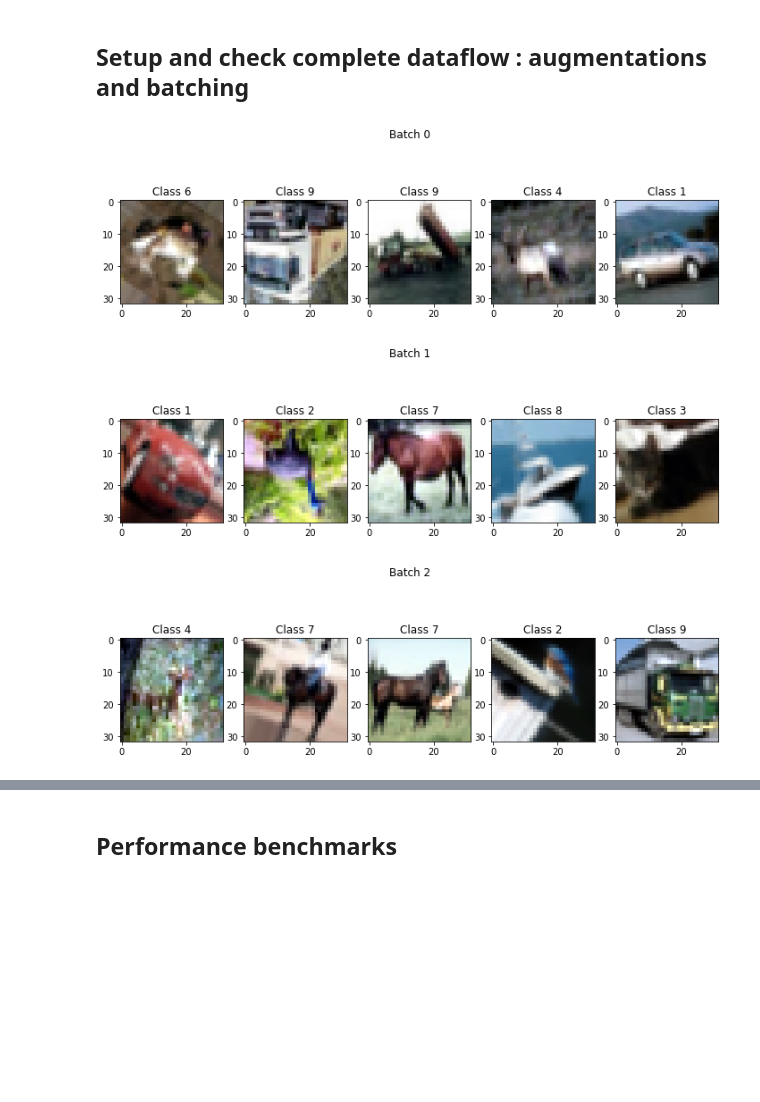
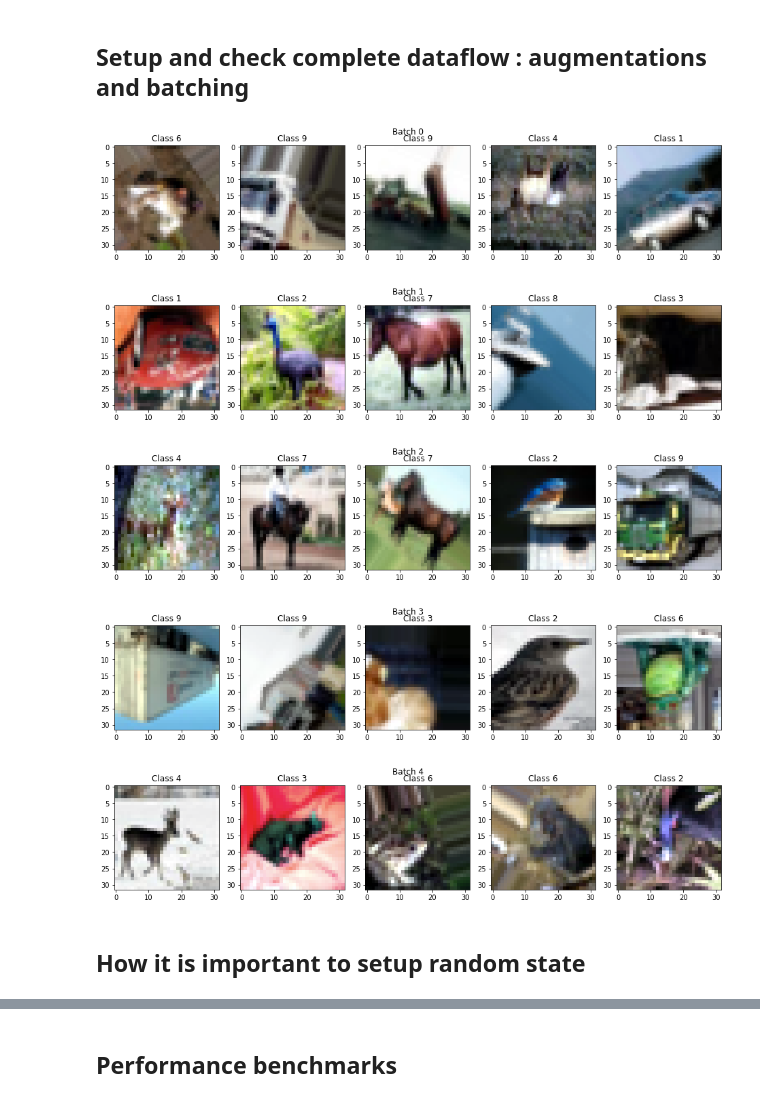
Before and after one commit to vfdev-5/pytorch-my_examples, a Jupyter notebook: Basics/check_dataflow.ipynb, the cells around one changed output, grey strips where cells are left out. Saved outputs shown, nothing was run; the diff lists cells and outputs as text; code cells hidden in the pictures; blank space fills up the shorter version.

```diff
--- a/Basics/check_dataflow.ipynb
+++ b/Basics/check_dataflow.ipynb
@@ -47,24 +47,23 @@ from common_utils.imgaug import restore_transform
 # %% [markdown]
 Restore a transform from json string
 # %%
-transforms_json_str = '''{"Compose":
-                            {"transforms": [{"ToNumpy": {}},
-                                            {"RandomChoice": {"transforms": [
-                                                {"RandomAffine": {"translate": [0.05, 0.05],
-                                                                    "rotation": [-60, 60],
-                                                                    "scale": [0.95, 1.05]}},
-                                                {"RandomFlip": {"mode": "h", "proba": 0.5}},
-                                                {"RandomFlip": {"mode": "v", "proba": 0.5}}]}},
-                                            {"ToTensor": {}},
-                                            {"ColorJitter": {"brightness": 0.4,
-                                                             "contrast": 0.4,
-                                                             "saturation": 0.4}},
-                                            {"Normalize": {"std": [0.229, 0.224, 0.225],
-                                                           "mean": [0.485, 0.456, 0.406]}}
-                                            ]
-                            }
-                        }'''
-
+transforms_json = {
+    "Compose":
+        {"transforms": [
+            {"ToNumpy": {}},
+            {"RandomChoice": {"transforms": [
+                {"RandomAffine": {"translate": [0.25, 0.25],
+                                  "rotation": [-60, 60],
+                                  "scale": [0.95, 1.05]}},
+                {"RandomFlip": {"mode": "h", "proba": 0.95}},
+                {"RandomFlip": {"mode": "v", "proba": 0.95}}]}},
+            {"ToTensor": {}},
+            {"ColorJitter": {"brightness": 0.4,
+                             "contrast": 0.4,
+                             "saturation": 0.4}},
+            {"Normalize": {"std": [0.229, 0.224, 0.225],
+                           "mean": [0.485, 0.456, 0.406]}}]}
+}
 
 custom_transforms = {
     "ToNumpy": ToNumpy,
@@ -78,7 +77,7 @@ custom_transforms = {
     "Contrast": Contrast,
 }
 # %%
-train_transforms = restore_transform(transforms_json_str, custom_transforms)
+train_transforms = restore_object(transforms_json, custom_transforms)
 # %%
 train_transforms.transforms
 # %% [output]
@@ -102,10 +101,14 @@ display_data_augmentations(train_ds, aug_train_ds, max_datapoints=10)
 from common_utils.dataflow_visu_utils import display_batches
 from torch.utils.data import DataLoader
 # %%
-train_batches = DataLoader(aug_train_ds, batch_size=5, drop_last=True, num_workers=2)
+train_batches = DataLoader(aug_train_ds, batch_size=5, shuffle=False, drop_last=True, num_workers=2)
 # %%
-display_batches(train_batches, max_batches=3)
+display_batches(train_batches, max_batches=5, figsize=(16, 3))
 # %% [output]
-[figure, old version]
+[figure, new version]
-[figure, old version]
+[figure, new version]
-[figure, old version]
+[figure, new version]
+[figure, added]
+[figure, added]
+# %% [markdown]
+## How it is important to setup random state
```
Also changed, not shown: parts of 9 cells of this notebook, 7 other files.
